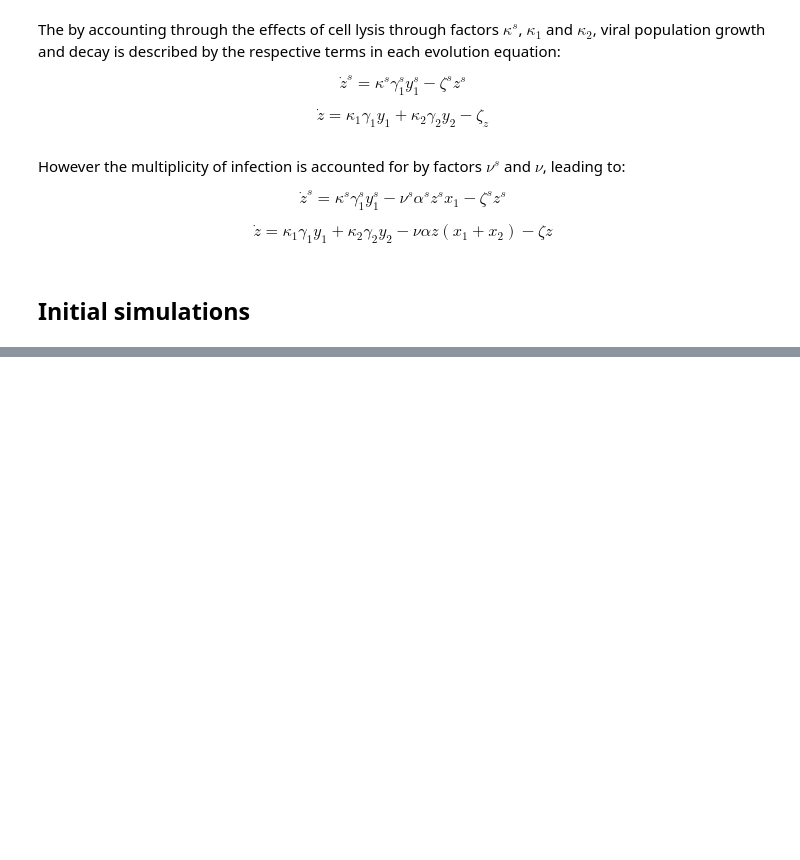
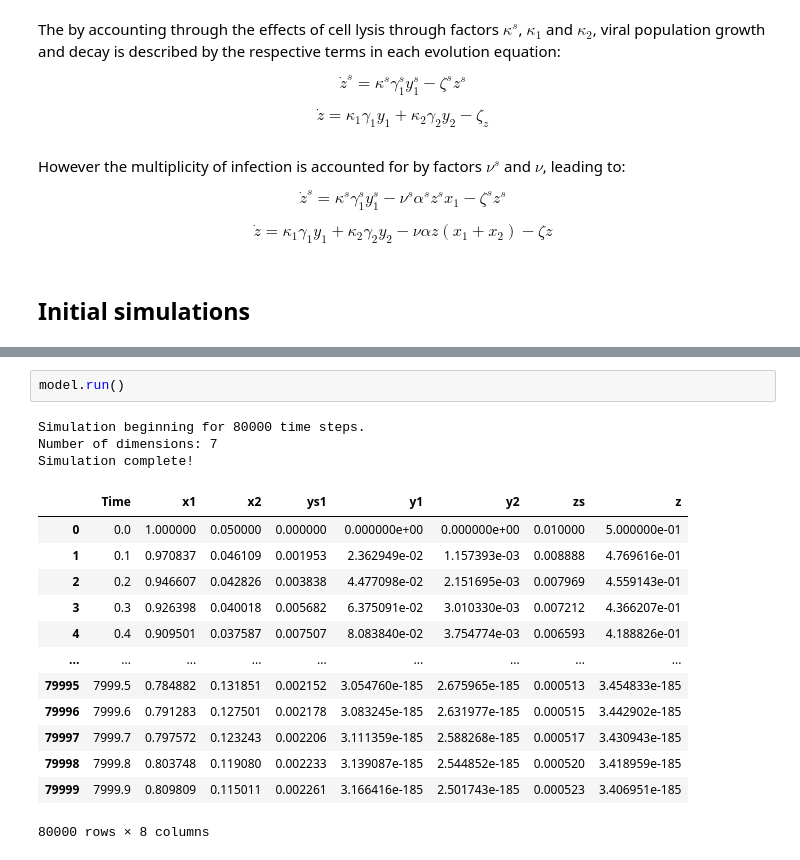
Before and after one commit to PeteDockrill/HostVirusSolver, a Jupyter notebook: ModellingImmuneDynamics.ipynb, the cells around one changed output, grey strips where cells are left out. Drawn from its saved outputs; the diff is of its cells as text; blank space fills up the shorter version.

```diff
--- a/ModellingImmuneDynamics.ipynb
+++ b/ModellingImmuneDynamics.ipynb
@@ -71,0 +85,19 @@ ModuleNotFoundError: No module named 'Model'
+# %%
+model.run()
+# %% [output]
+Simulation beginning for 80000 time steps.
+Number of dimensions: 7
+Simulation complete!
+|  | Time | x1 | x2 | ys1 | y1 | y2 | zs | z |
+| 0 | 0.0 | 1.000000 | 0.050000 | 0.000000 | 0.000000e+00 | 0.000000e+00 | 0.010000 | 5.000000e-01 |
+| 1 | 0.1 | 0.970837 | 0.046109 | 0.001953 | 2.362949e-02 | 1.157393e-03 | 0.008888 | 4.769616e-01 |
+| 2 | 0.2 | 0.946607 | 0.042826 | 0.003838 | 4.477098e-02 | 2.151695e-03 | 0.007969 | 4.559143e-01 |
+| 3 | 0.3 | 0.926398 | 0.040018 | 0.005682 | 6.375091e-02 | 3.010330e-03 | 0.007212 | 4.366207e-01 |
+| 4 | 0.4 | 0.909501 | 0.037587 | 0.007507 | 8.083840e-02 | 3.754774e-03 | 0.006593 | 4.188826e-01 |
+| ... | ... | ... | ... | ... | ... | ... | ... | ... |
+| 79995 | 7999.5 | 0.784882 | 0.131851 | 0.002152 | 3.054760e-185 | 2.675965e-185 | 0.000513 | 3.454833e-185 |
+| 79996 | 7999.6 | 0.791283 | 0.127501 | 0.002178 | 3.083245e-185 | 2.631977e-185 | 0.000515 | 3.442902e-185 |
+| 79997 | 7999.7 | 0.797572 | 0.123243 | 0.002206 | 3.111359e-185 | 2.588268e-185 | 0.000517 | 3.430943e-185 |
+| 79998 | 7999.8 | 0.803748 | 0.119080 | 0.002233 | 3.139087e-185 | 2.544852e-185 | 0.000520 | 3.418959e-185 |
+| 79999 | 7999.9 | 0.809809 | 0.115011 | 0.002261 | 3.166416e-185 | 2.501743e-185 | 0.000523 | 3.406951e-185 |
+80000 rows × 8 columns
```
Also changed, not shown: parts of 7 cells of this notebook, 3 other files.
